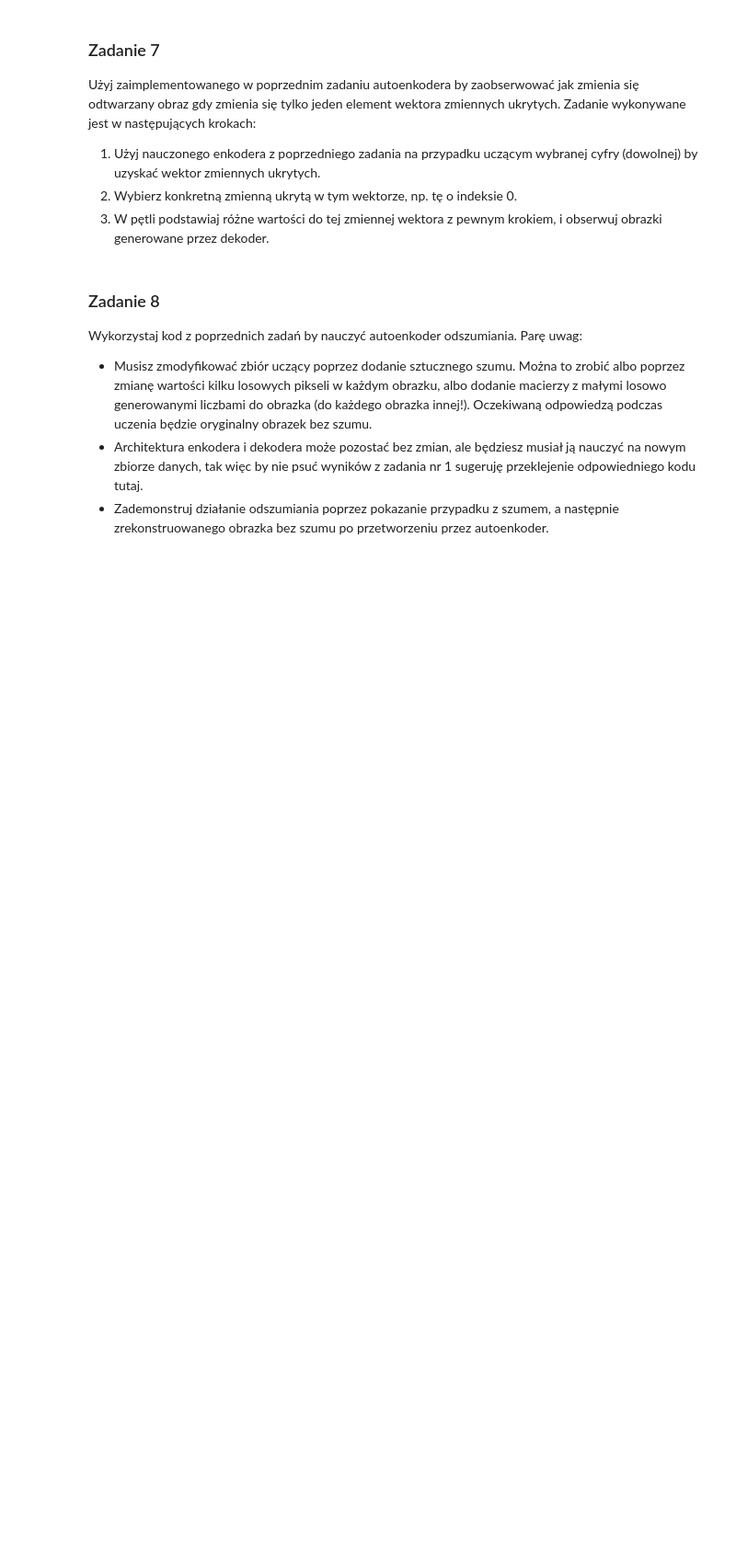
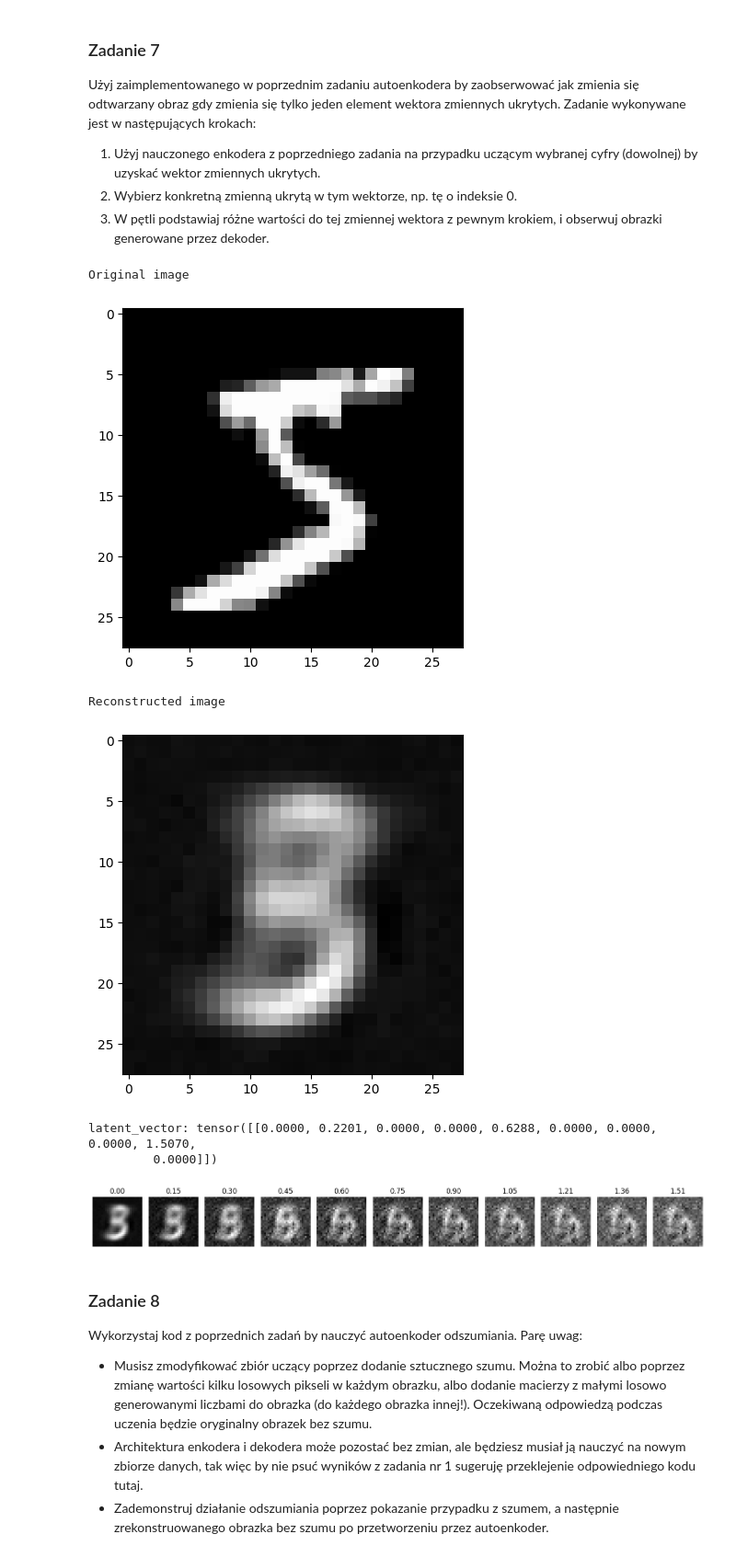
Before and after one commit to Michaszek224/wprowadzeniedosiecineuronowych, a Jupyter notebook: ssn5/snum_lab_regularization_and_autoencoders_pytorch.ipynb, the cells around one changed output. Shown at 92% size. Saved outputs shown, nothing was run; the diff lists cells and outputs as text; code cells hidden in the pictures; blank space fills up the shorter version.

```diff
--- a/ssn5/snum_lab_regularization_and_autoencoders_pytorch.ipynb
+++ b/ssn5/snum_lab_regularization_and_autoencoders_pytorch.ipynb
@@ -376,30 +711,46 @@ Użyj zaimplementowanego w poprzednim zadaniu autoenkodera by zaobserwować jak
 2. Wybierz konkretną zmienną ukrytą w tym wektorze, np. tę o indeksie 0.
 3. W pętli podstawiaj różne wartości do tej zmiennej wektora z pewnym krokiem, i obserwuj obrazki generowane przez dekoder.
 # %%
+# Zadanie 7 - Manipulacja wektorem zmiennych ukrytych
 example = train_data[0][0]
 print("Original image")
-plt.imshow(example.reshape((28, 28)), cmap='gray')
+plt.imshow(example.reshape((28, 28)), cmap="gray")
 plt.show()
 
-# Po uczeniu wykonanym w poprzednim zadaniu, mamy dostęp do już nauczonych składowych sieci
-latent_vector = # Użyj enkodera
-output = # Użyj dekodera
+model.eval()
+with torch.no_grad():
+    latent_vector = model.encoder(example.view(-1, 784))
+    output = model.decoder(latent_vector)
 
 print("Reconstructed image")
-plt.imshow(output.detach().numpy().reshape(28, 28), cmap='gray')
+plt.imshow(output.numpy().reshape(28, 28), cmap="gray")
 plt.show()
 
 print(f"latent_vector: {latent_vector}")
 
-for e in torch.linspace(torch.min(latent_vector), torch.max(latent_vector), 11):
-    print(f"e: {e}")
+latent_idx = 0  # indeks zmiennej ukrytej do modyfikacji
+fig, axes = plt.subplots(1, 11, figsize=(15, 2))
 
-    # Zmień wektor zmiennych ukrytych, ustawiając wartość e w odpowiednim polu wektora
-    ...
-    # Użyj dekodera by wygenerować obrazek z nowego wektora zmiennych ukrytych
-    ...
-    # Pokaż wynikowy obrazek
-    ...
+for i, e in enumerate(
+    torch.linspace(torch.min(latent_vector), torch.max(latent_vector), 11)
+):
+    modified_latent = latent_vector.clone()
+    modified_latent[0, latent_idx] = e
+    with torch.no_grad():
+        generated = model.decoder(modified_latent)
+    axes[i].imshow(generated.numpy().reshape(28, 28), cmap="gray")
+    axes[i].set_title(f"{e:.2f}")
+    axes[i].axis("off")
+plt.tight_layout()
+plt.show()
+# %% [output]
+Original image
+[figure, added]
+Reconstructed image
+[figure, added]
+latent_vector: tensor([[0.0000, 0.2201, 0.0000, 0.0000, 0.6288, 0.0000, 0.0000, 0.0000, 1.5070,
+         0.0000]])
+[figure, added]
 # %% [markdown]
 ### Zadanie 8
 
```
Also changed, not shown: parts of 16 cells of this notebook, 1 other file.
